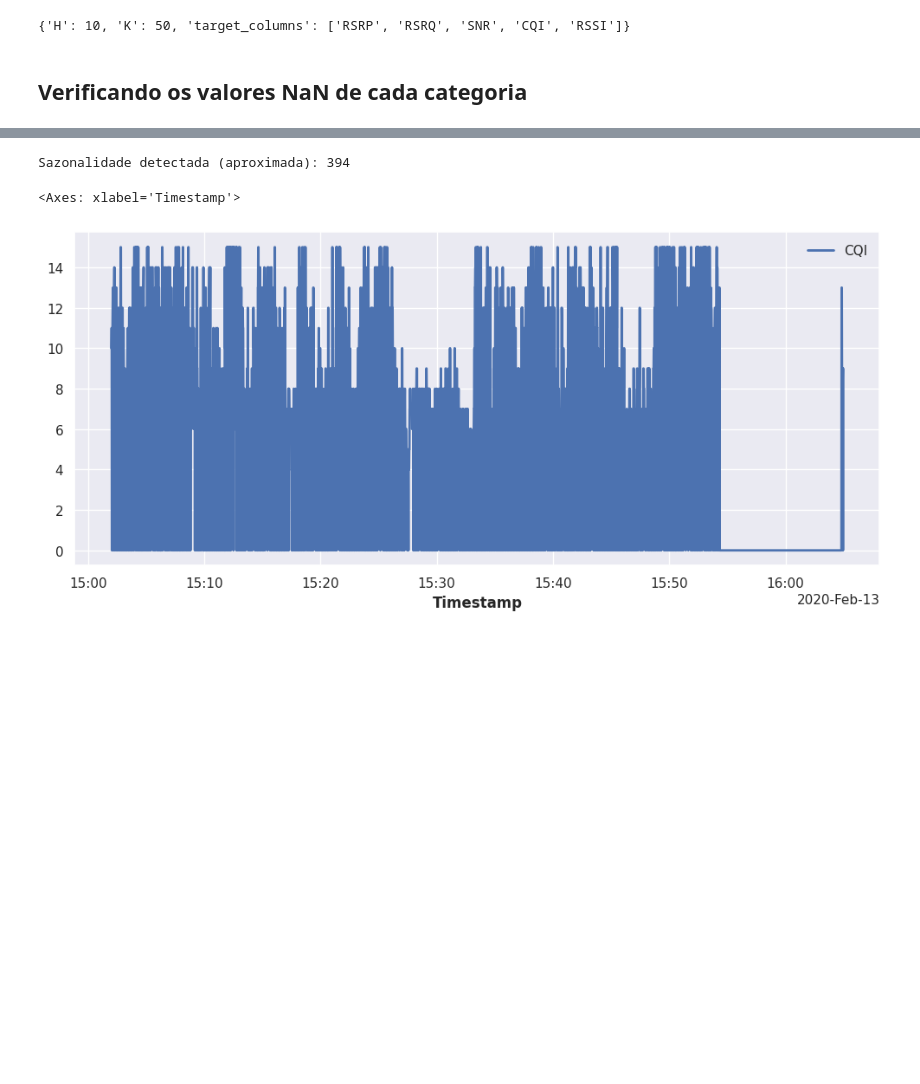
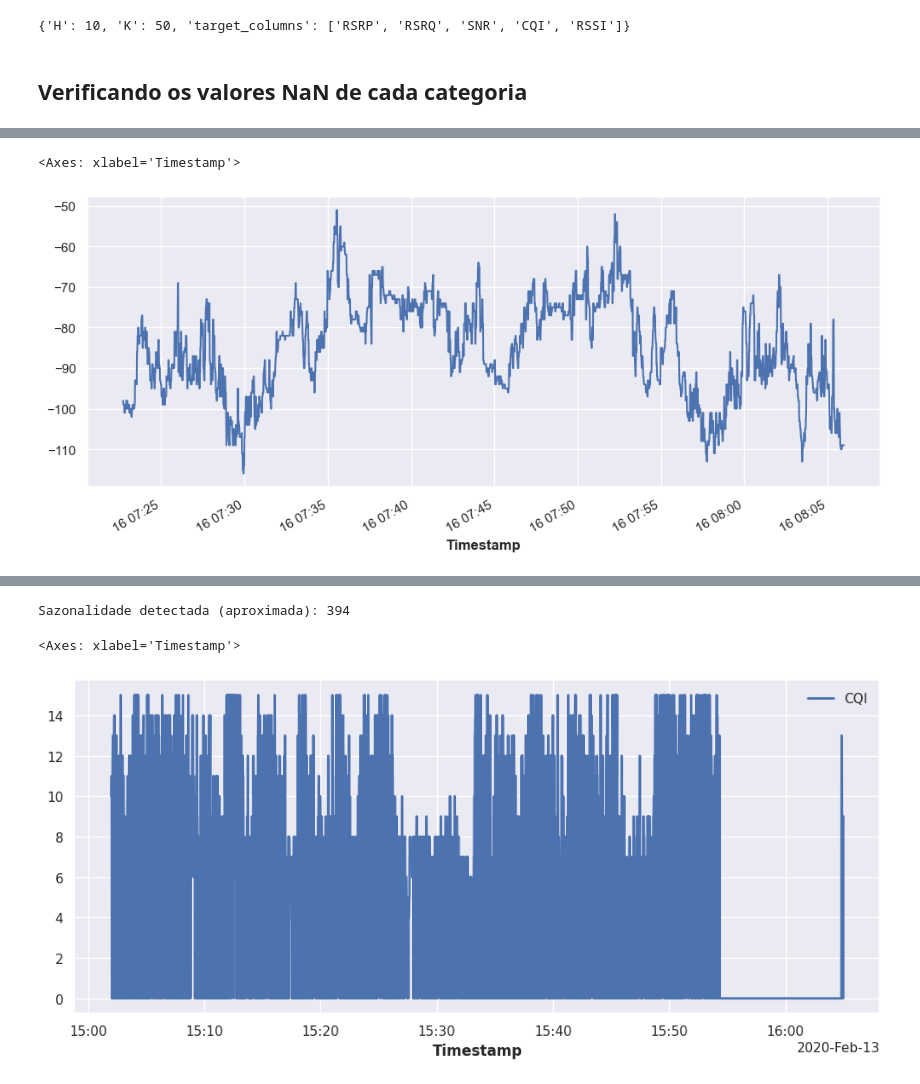
Before and after one commit to ejs94/5g-forecasting, a Jupyter notebook: notebooks/2_eda.ipynb, the cells around one changed output, grey strips where cells are left out. Saved outputs shown, nothing was run; the diff lists cells and outputs as text; code cells hidden in the pictures; blank space fills up the shorter version.

```diff
--- a/notebooks/2_eda.ipynb
+++ b/notebooks/2_eda.ipynb
@@ -528,0 +694,5 @@ list_driving_down[2]["RSRP"].plot()
+# %%
+list_driving_down.query(f" Uid == '{list_driving_down.Uid.unique()[1]}' ")["RSRP"].plot()
+# %% [output]
+<Axes: xlabel='Timestamp'>
+[figure, added]
```
Also changed, not shown: parts of 38 cells of this notebook, 7 other files.
